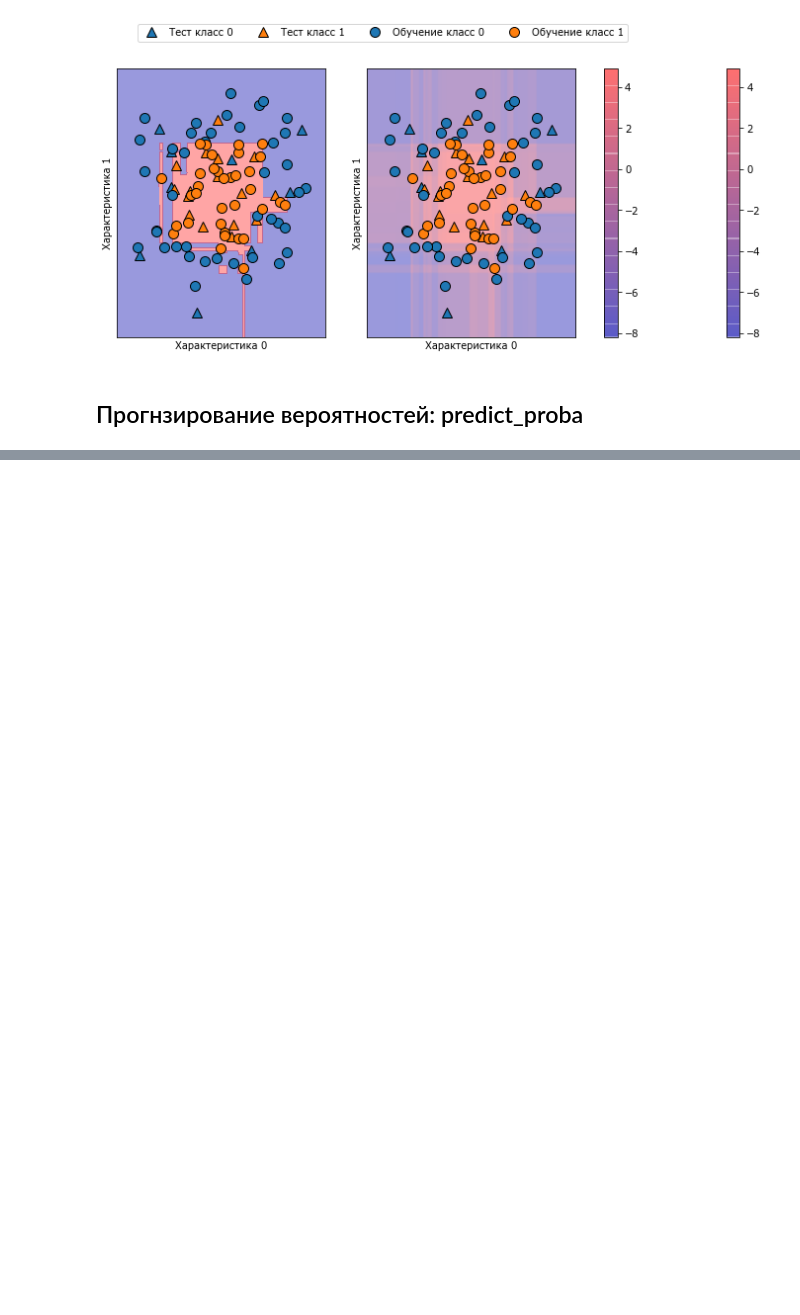
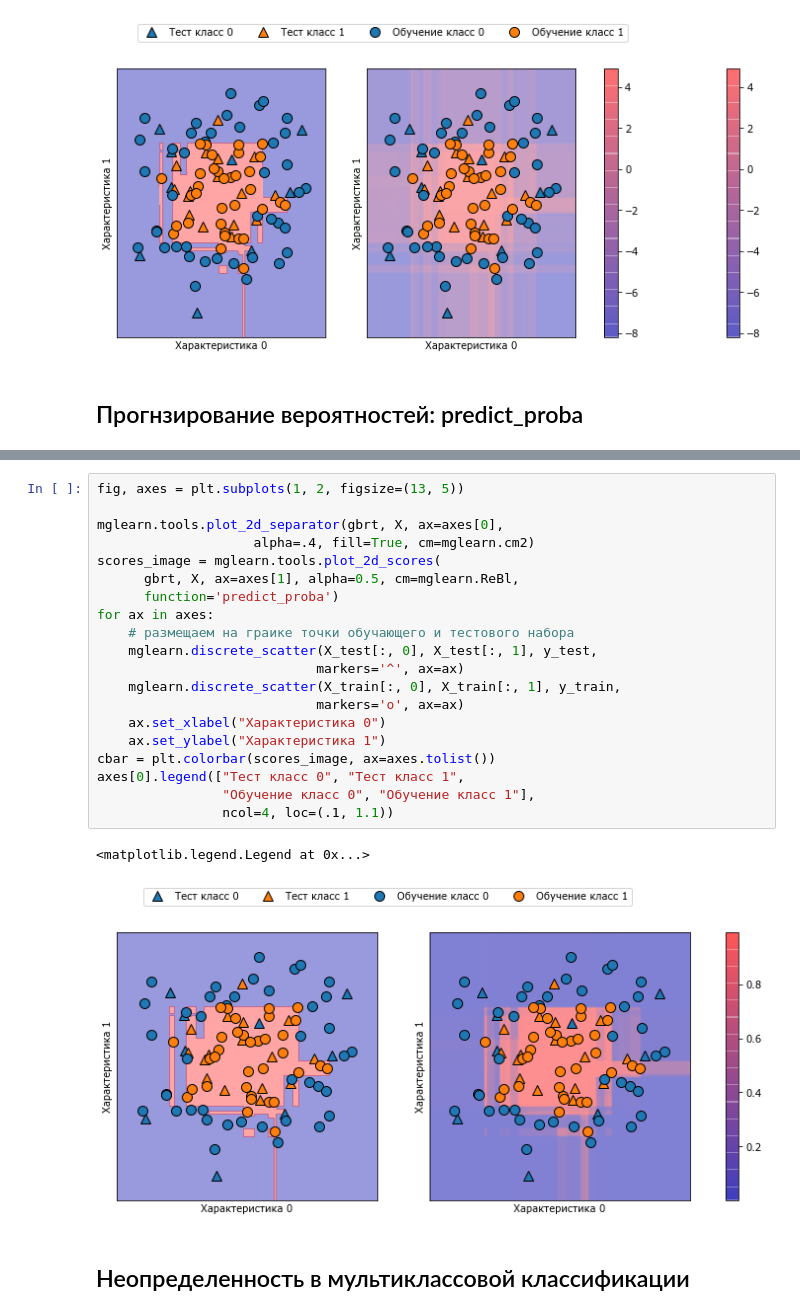
Before and after one commit to fray517/ml, a Jupyter notebook: machine_learning_1.ipynb, the cells around one changed output, grey strips where cells are left out. Drawn from its saved outputs; the diff is of its cells as text; blank space fills up the shorter version.

```diff
--- a/machine_learning_1.ipynb
+++ b/machine_learning_1.ipynb
@@ -1341,0 +1359,25 @@ for ax in axes:
+# %%
+fig, axes = plt.subplots(1, 2, figsize=(13, 5))
+
+mglearn.tools.plot_2d_separator(gbrt, X, ax=axes[0],
+                    alpha=.4, fill=True, cm=mglearn.cm2)
+scores_image = mglearn.tools.plot_2d_scores(
+      gbrt, X, ax=axes[1], alpha=0.5, cm=mglearn.ReBl,
+      function='predict_proba')
+for ax in axes:
+    # размещаем на граике точки обучающего и тестового набора
+    mglearn.discrete_scatter(X_test[:, 0], X_test[:, 1], y_test,
+                            markers='^', ax=ax)
+    mglearn.discrete_scatter(X_train[:, 0], X_train[:, 1], y_train,
+                            markers='o', ax=ax)
+    ax.set_xlabel("Характеристика 0")
+    ax.set_ylabel("Характеристика 1")
+cbar = plt.colorbar(scores_image, ax=axes.tolist())
+axes[0].legend(["Тест класс 0", "Тест класс 1",
+                "Обучение класс 0", "Обучение класс 1"],
+                ncol=4, loc=(.1, 1.1))
+# %% [output]
+<matplotlib.legend.Legend at 0x...>
+[figure, added]
+# %% [markdown]
+## Неопределенность в мультиклассовой классификации
```
Also changed, not shown: parts of 9 cells of this notebook.
